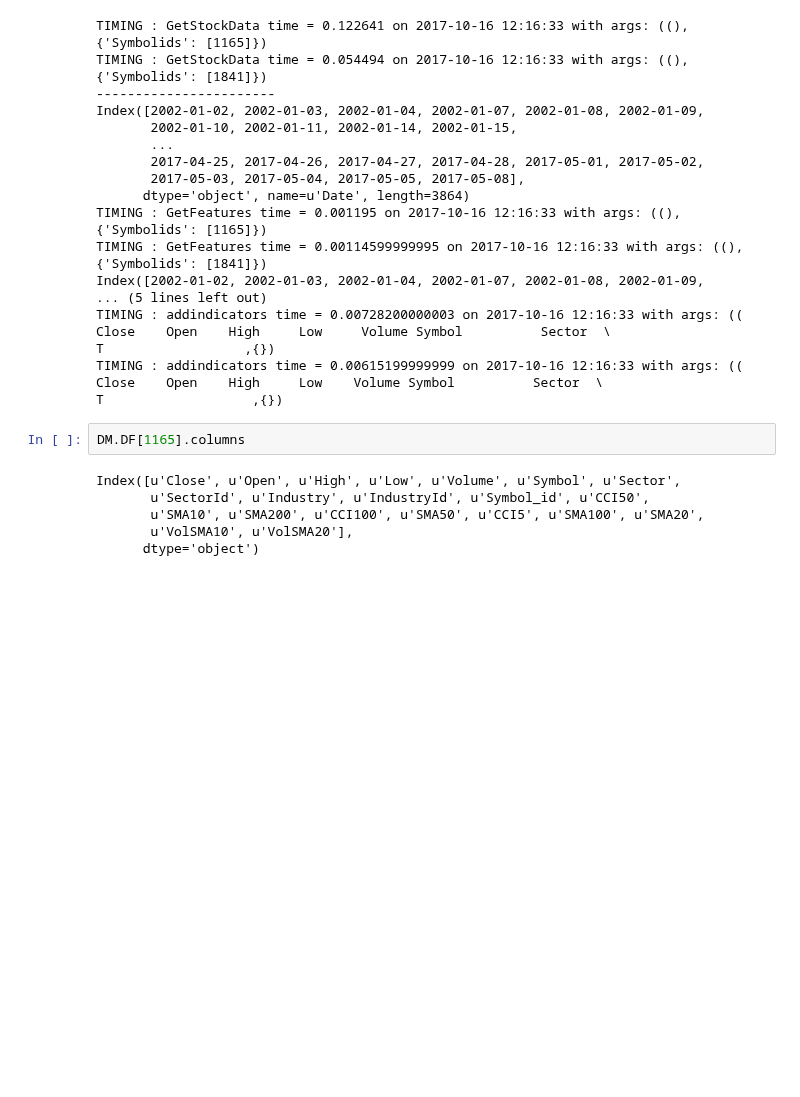
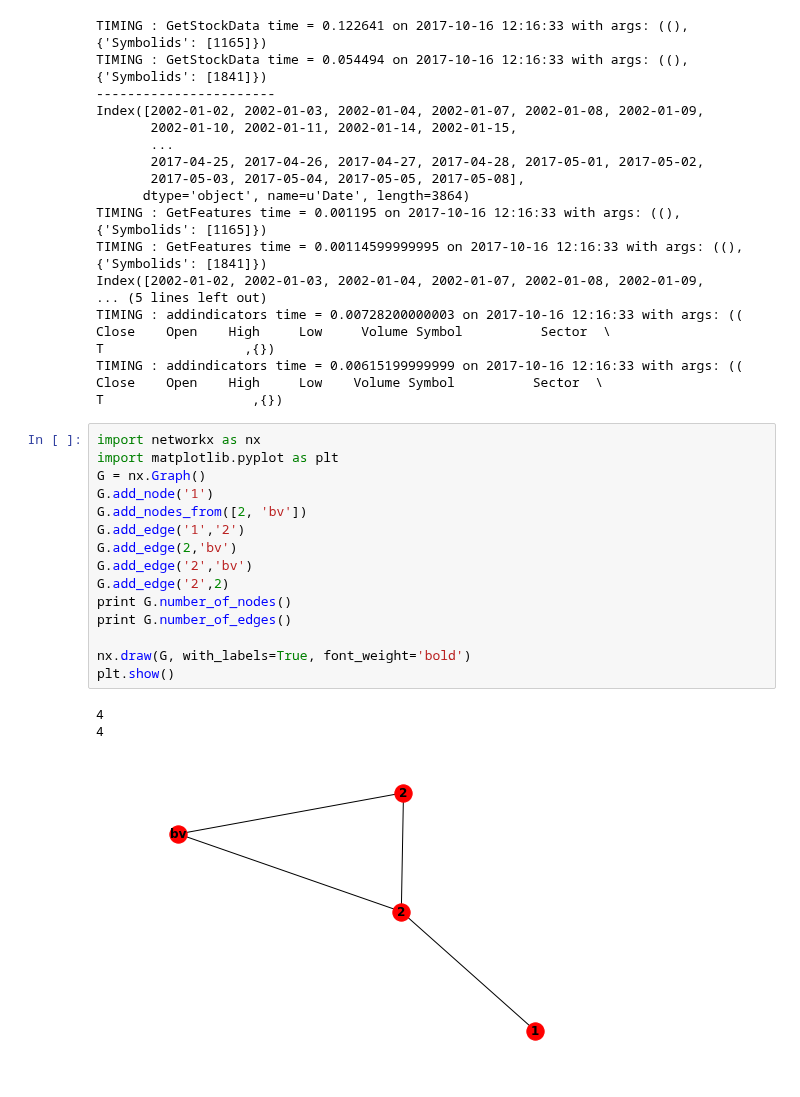
Before and after one commit to ajmal017/trade_analytics, a Jupyter notebook: trade_analytics/trade_analytics.ipynb, the cells around one changed output. Saved outputs shown, nothing was run; the diff lists cells and outputs as text; blank space fills up the shorter version.

```diff
--- a/trade_analytics/trade_analytics.ipynb
+++ b/trade_analytics/trade_analytics.ipynb
@@ -794,11 +794,22 @@ TIMING : addindicators time = 0.00728200000003 on 2017-10-16 12:16:33 with args:
 T                  ,{})
 TIMING : addindicators time = 0.00615199999999 on 2017-10-16 12:16:33 with args: ((             Close    Open    High     Low    Volume Symbol          Sector  \
 T                   ,{})
-# %%
-DM.DF[1165].columns
-# %% [output]
-Index([u'Close', u'Open', u'High', u'Low', u'Volume', u'Symbol', u'Sector',
-       u'SectorId', u'Industry', u'IndustryId', u'Symbol_id', u'CCI50',
-       u'SMA10', u'SMA200', u'CCI100', u'SMA50', u'CCI5', u'SMA100', u'SMA20',
-       u'VolSMA10', u'VolSMA20'],
-      dtype='object')
+# %%
+import networkx as nx
+import matplotlib.pyplot as plt
+G = nx.Graph()
+G.add_node('1')
+G.add_nodes_from([2, 'bv'])
+G.add_edge('1','2')
+G.add_edge(2,'bv')
+G.add_edge('2','bv')
+G.add_edge('2',2)
+print G.number_of_nodes()
+print G.number_of_edges()
+
+nx.draw(G, with_labels=True, font_weight='bold')
+plt.show()
+# %% [output]
+4
+4
+[figure, added]
```
Also changed, not shown: 1 other file.
